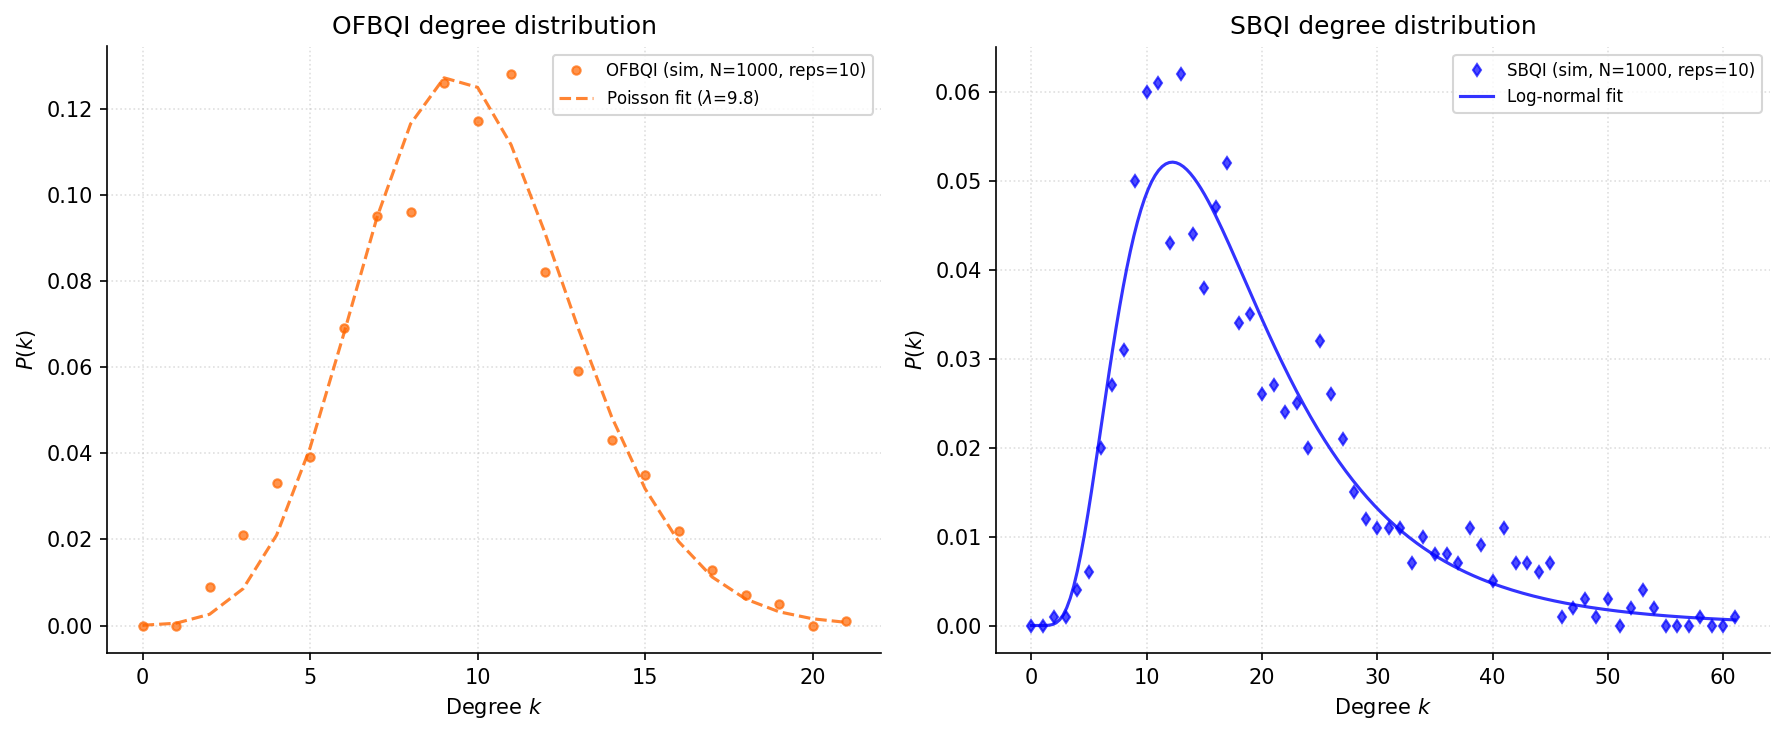
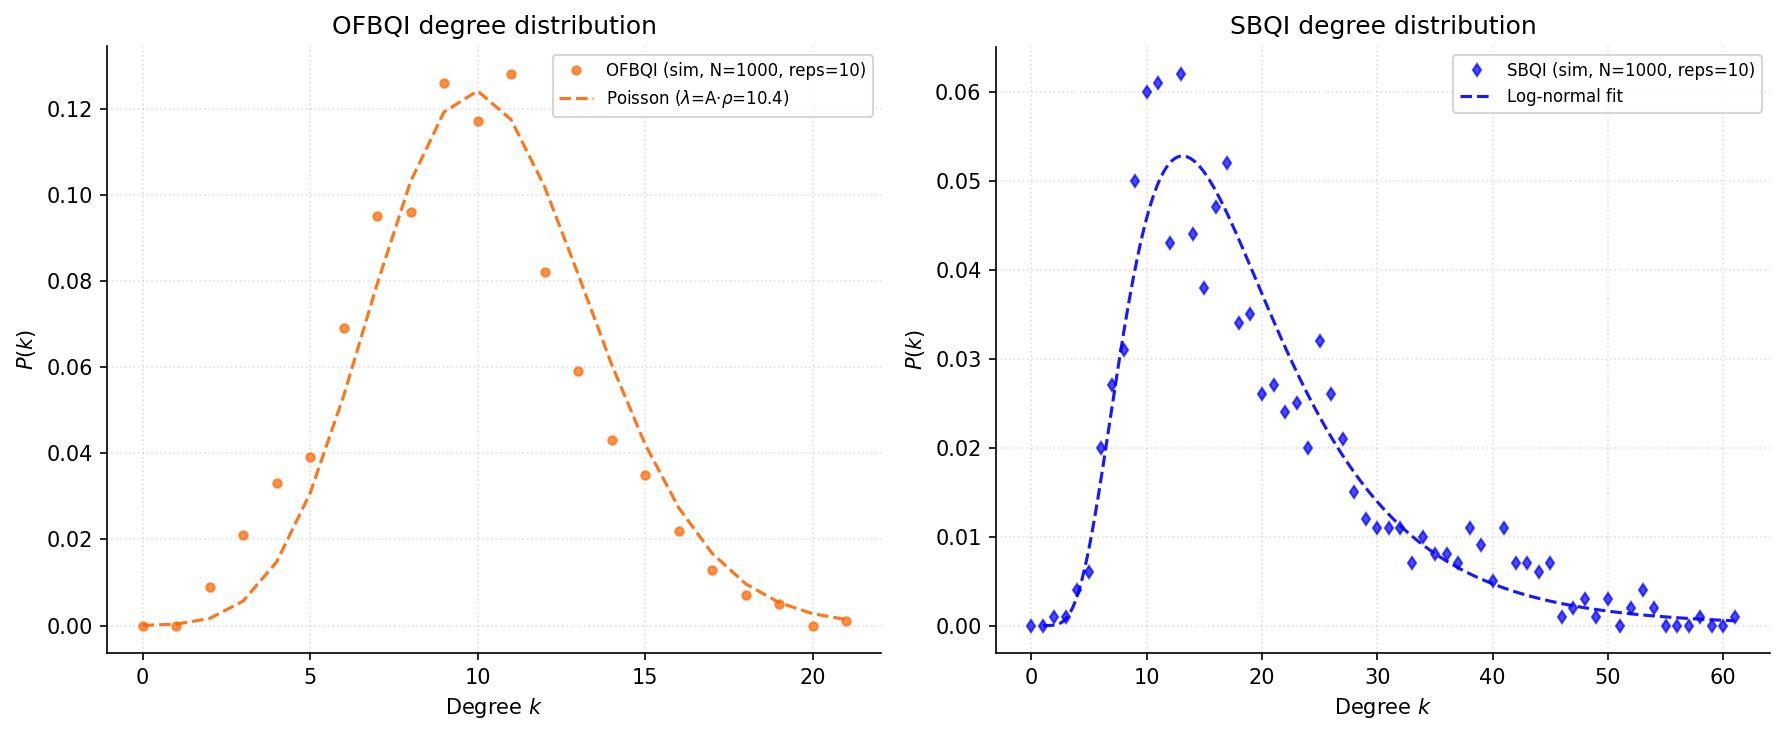
The notebook cell's code change between the first figure and the second:
--- before
+++ after
@@ -1,10 +1,4 @@
-from scipy.optimize import curve_fit
-from scipy.stats import poisson, lognorm
-
-def fit_poisson(k, lamb):
-    return poisson.pmf(k, lamb)
-
-def fit_lognormal(x, s, scale):
-    return lognorm.pdf(x, s, 0, scale)
+from scipy.stats import lognorm
+from qcn.engine.math_util import poisson_fit, log_normal_fit
 
 fig, axes = plt.subplots(1, 2, figsize=(12, 5))
@@ -14,32 +8,43 @@
     res = results[net_type]
     style = STYLE_MAP[net_type]
-    x_values = res['dist_x']
-    y_values = res['dist_y']
+    x_values = np.array(res['dist_x'])
+    y_values = np.array(res['dist_y'])
+    density  = res['density_val']
 
-    # Plot simulation points
+    # Simulation points
     ax.plot(x_values, y_values,
             color=style['color'], marker=style['marker'],
-            linestyle='', markersize=4, alpha=0.7,
+            linestyle='', markersize=4, alpha=0.7, zorder=3,
             label=f"{style['label']} (sim, N={NODES}, reps={MC_REPS})")
 
-    # Plot fit curve
+    # Fit curve
     if len(x_values) > 2:
         try:
             if net_type == NETWORK_TYPE_OFBQI:
-                mean_k = np.average(x_values, weights=y_values)
-                popt, _ = curve_fit(fit_poisson, x_values, y_values, p0=[mean_k])
-                x_fit = np.arange(min(x_values), max(x_values) + 1)
-                ax.plot(x_fit, fit_poisson(x_fit, *popt),
-                        color=style['color'], linestyle='--', alpha=0.8,
-                        label=rf"Poisson fit ($\lambda$={popt[0]:.1f})")
+                # Analytic Poisson: λ = A·ρ (PRL 2020 eq.2)
+                x_fit      = np.arange(min(x_values), max(x_values) + 1)
+                y_fit      = poisson_fit(x_fit, density)
+                lambda_val = 5.2e4 * density
+                ax.plot(x_fit, y_fit,
+                    color=style['color'], linestyle='--', linewidth=1.5,
+                    alpha=0.9, zorder=4,
+                    label=rf"Poisson ($\lambda$=A·$\rho$={lambda_val:.1f})")
 
             elif net_type == NETWORK_TYPE_SBQI:
-                x_fit = np.linspace(min(x_values), max(x_values), 200)
-                p0 = [0.5, np.mean(x_values)]
-                popt, _ = curve_fit(fit_lognormal, x_values, y_values,
-                                    p0=p0, maxfev=5000)
-                ax.plot(x_fit, fit_lognormal(x_fit, *popt),
-                        color=style['color'], linestyle='-', linewidth=1.5,
-                        alpha=0.8, label="Log-normal fit")
+                # Analytic log-normal: μ and σ from degree sequence (PRX Quantum 2021 eq.3)
+                # Reconstruct degree sequence from distribution
+                n_connections = []
+                for k, pk in zip(x_values, y_values):
+                    count = int(round(pk * NODES))
+                    n_connections.extend([int(k)] * count)
+
+                if len(n_connections) > 0:
+                    x_fit = np.linspace(max(min(x_values), 1), max(x_values), 300)
+                    y_fit = log_normal_fit(x_fit, n_connections, NODES)
+                    ax.plot(x_fit, y_fit,
+                        color=style['color'], linestyle='--', linewidth=1.5,
+                        alpha=0.9, zorder=4,
+                        label="Log-normal fit")
+
         except Exception as e:
             print(f"Fit warning ({net_type}): {e}")

Commit: Add diameter fit, fix fit formulas per paper, extract log_func and power_func to math_util